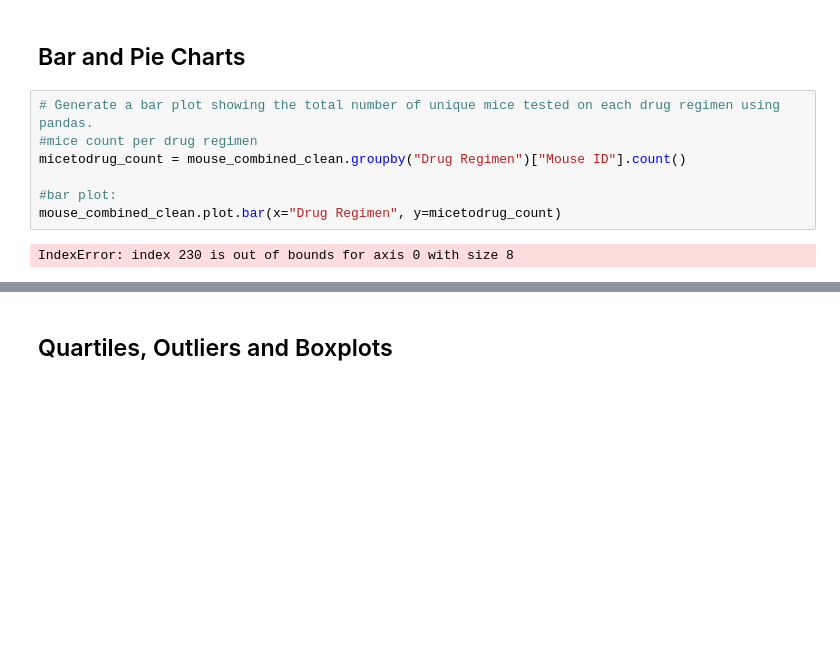
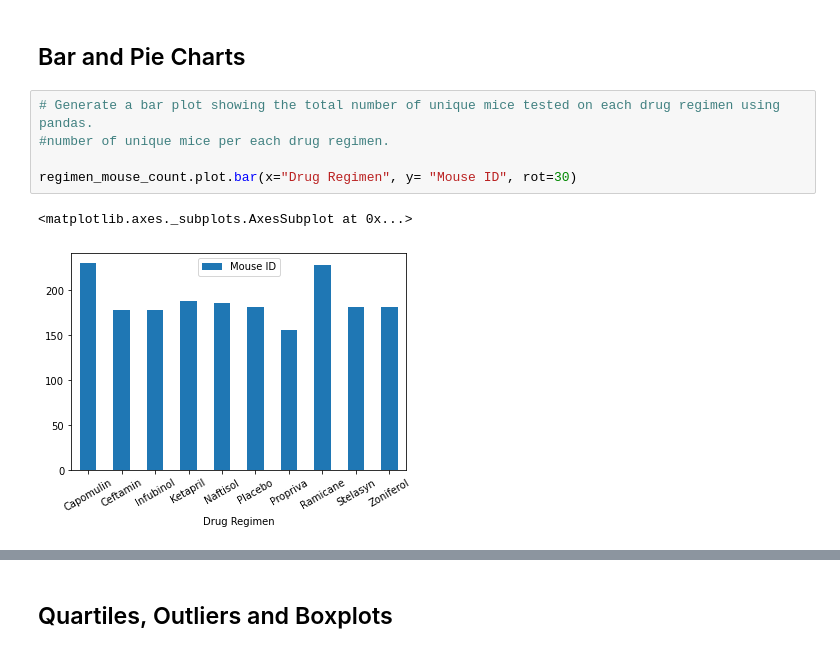
Before and after one commit to kldudzinsky/Matplotlib-Homework---The-Power-of-Plots, a Jupyter notebook: Resources/pymaceuticals_starter.ipynb, the cells around one changed output, grey strips where cells are left out. Saved outputs shown, nothing was run; the diff lists cells and outputs as text; blank space fills up the shorter version.

```diff
--- a/Resources/pymaceuticals_starter.ipynb
+++ b/Resources/pymaceuticals_starter.ipynb
@@ -149,12 +149,11 @@ drug_stats
 ## Bar and Pie Charts
 # %%
 # Generate a bar plot showing the total number of unique mice tested on each drug regimen using pandas.
-#mice count per drug regimen
-micetodrug_count = mouse_combined_clean.groupby("Drug Regimen")["Mouse ID"].count()
+#number of unique mice per each drug regimen.
 
-#bar plot:
-mouse_combined_clean.plot.bar(x="Drug Regimen", y=micetodrug_count)
+regimen_mouse_count.plot.bar(x="Drug Regimen", y= "Mouse ID", rot=30)
 # %% [output]
-IndexError: index 230 is out of bounds for axis 0 with size 8
+<matplotlib.axes._subplots.AxesSubplot at 0x...>
+[figure, added]
 # %%
 # Generate a bar plot showing the total number of unique mice tested on each drug regimen using pyplot.
```
Also changed, not shown: parts of 5 cells of this notebook, 2 other files.
